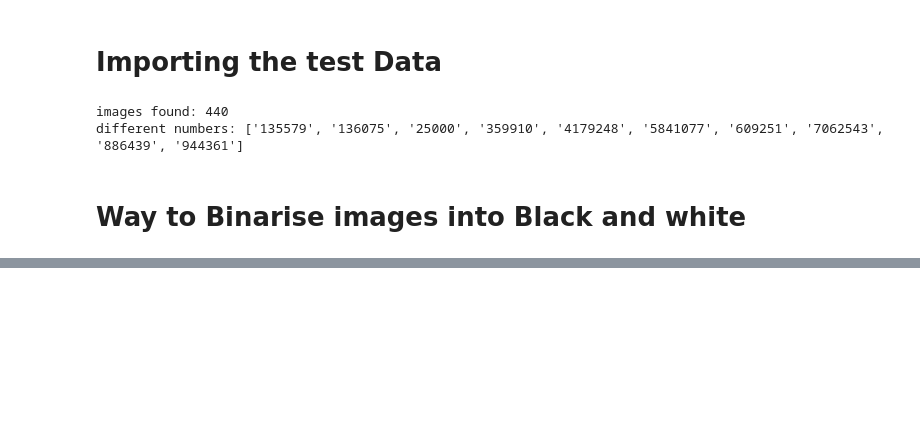
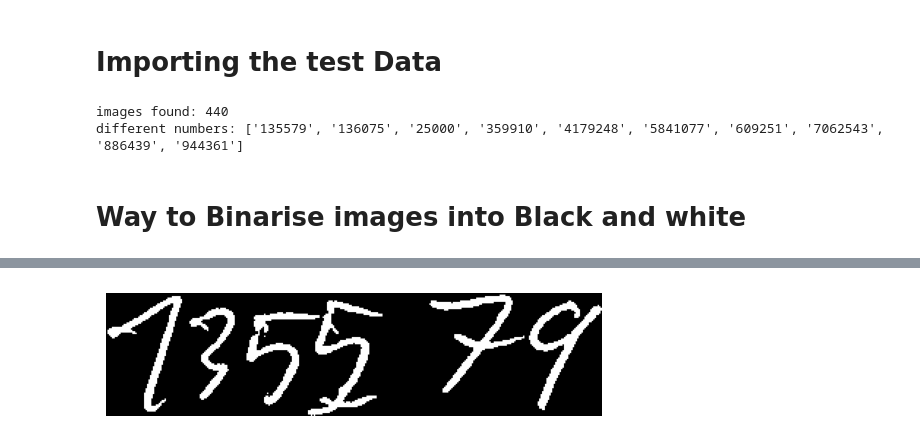
Before and after one commit to 106013868/COS30018_HNRS, a Jupyter notebook: notebooks/segmentation.ipynb, the cells around one changed output, grey strips where cells are left out. Drawn from its saved outputs; the diff is of its cells as text; code cells hidden in the pictures; blank space fills up the shorter version.

```diff
--- a/notebooks/segmentation.ipynb
+++ b/notebooks/segmentation.ipynb
@@ -190,0 +188,12 @@ Note: you may need to restart the kernel to use updated packages.
+# %%
+import cv2
+
+gray = load_cvl(cvl_files[10])
+
+binary = cv2.adaptiveThreshold(gray, 255, cv2.ADAPTIVE_THRESH_GAUSSIAN_C, cv2.THRESH_BINARY_INV, 31, 15)
+
+plt.imshow(binary, cmap="gray")
+plt.axis("off")
+plt.show()
+# %% [output]
+[figure, added]
```
Also changed, not shown: parts of 4 cells of this notebook.
